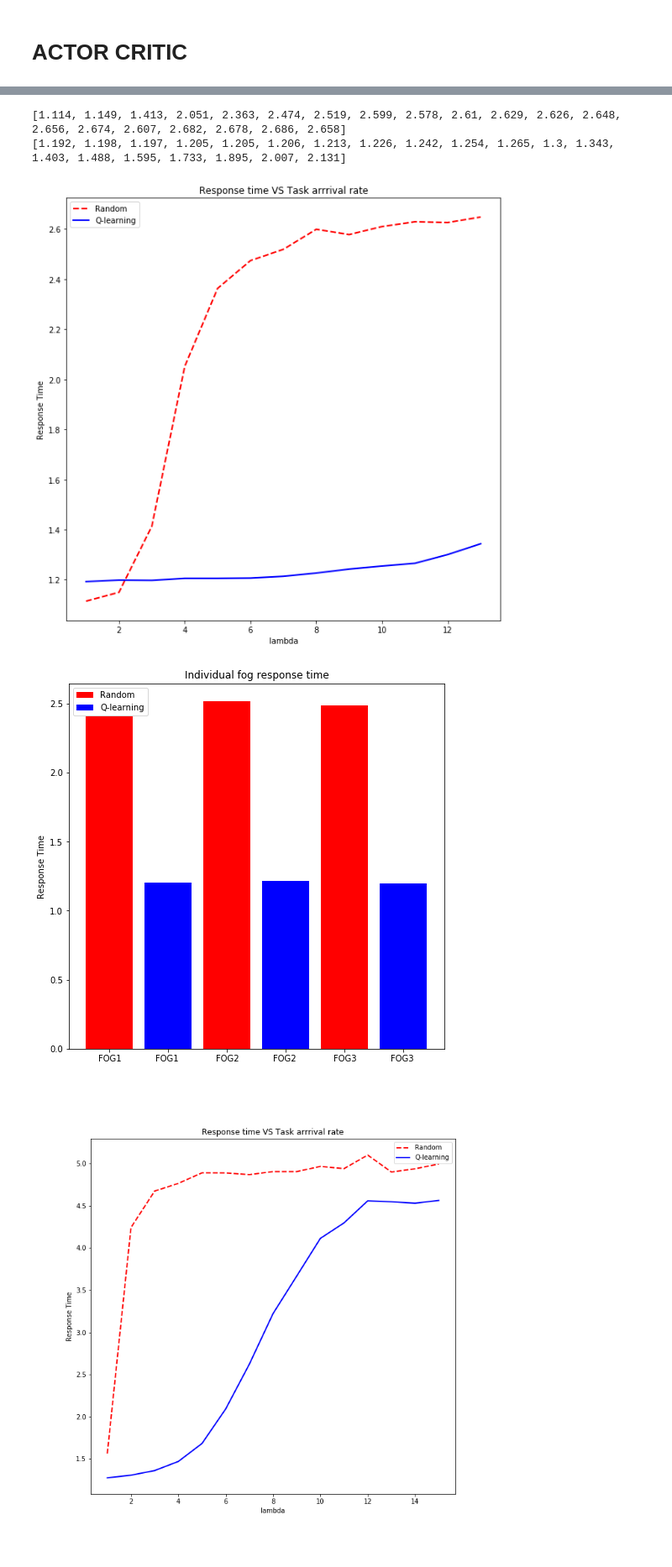
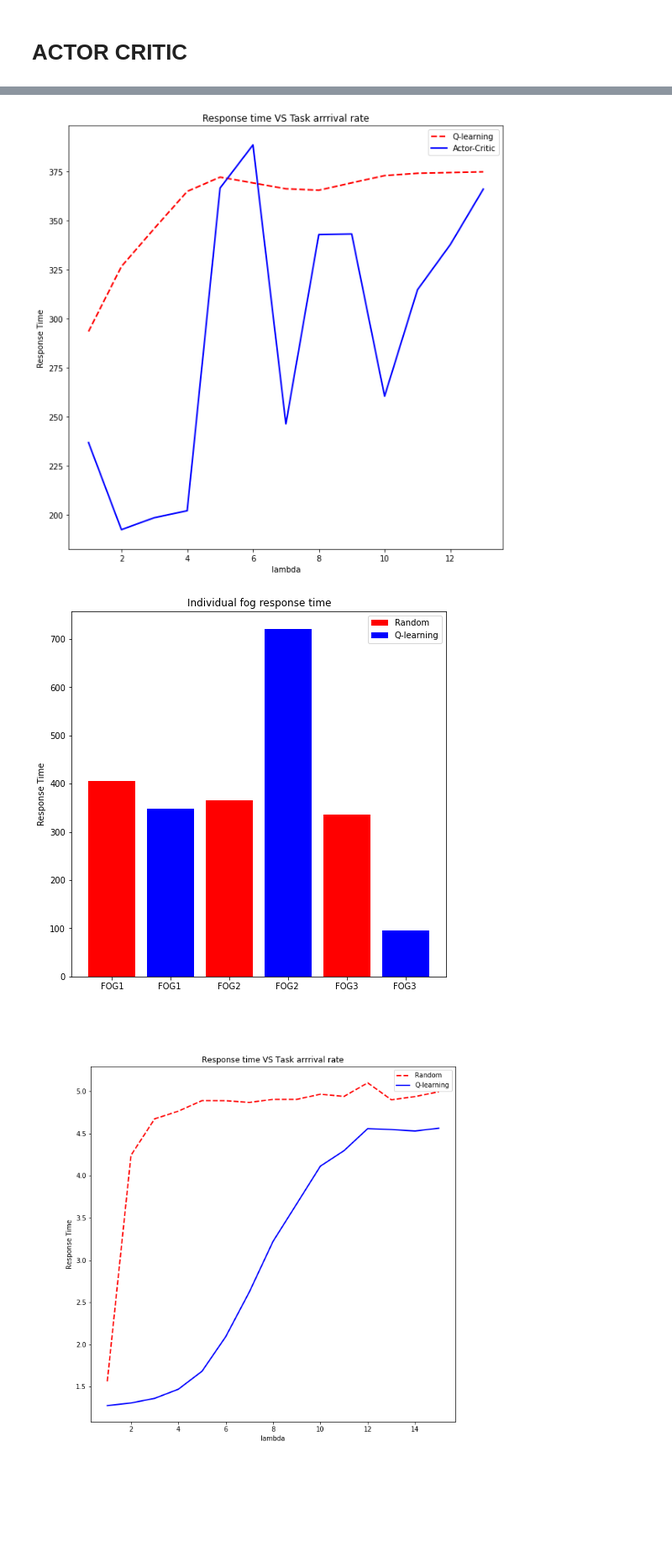
Before and after one commit to khanrafi/Thesis, a Jupyter notebook: Q__learning_Actor_Critic_(Final_Version_Plotting_graph_4_parameter).ipynb, the cells around one changed output, grey strips where cells are left out. Shown at 84% size. Cells and saved outputs as stored; diff of their text form; code cells hidden in the pictures; blank space fills up the shorter version.

```diff
--- a/Q__learning_Actor_Critic_(Final_Version_Plotting_graph_4_parameter).ipynb
+++ b/Q__learning_Actor_Critic_(Final_Version_Plotting_graph_4_parameter).ipynb
@@ -24,8 +24,8 @@ global SZ,CP,RM
 SZ=[]
 CP=[]
 RM=[]
-N=1000
-k=10
+N=10000
+k=10000
 C=5
 state=[]
 #Lambda = 10
@@ -1317,7 +1318,12 @@ class Decision(object):
             current2=yield currentpipe.get()
             acstate=[current2[0],current2[1],current2[2],current2[3],current2[4],current2[5],current2[6],current2[7],current2[8],current2[9],current2[10],current2[11]]
             action=agent.choose_action(acstate)
-
+            if action==2:
+                action=np.random.choice([action,0,1],p=[0.8,0.1,0.1])
+            elif action==1:
+                action=np.random.choice([action,0,2],p=[0.8,0.1,0.1])
+            else:
+                action=np.random.choice([action,1,2],p=[0.8,0.1,0.1])
             if(action==0):
 
                             self.fog1_count=self.fog1_count+1
@@ -1386,7 +1392,12 @@ class Decision(object):
             current2=yield currentpipe.get()
             acstate=[current2[0],current2[1],current2[2],current2[3],current2[4],current2[5],current2[6],current2[7],current2[8],current2[9],current2[10],current2[11]]
             action=agent.choose_action(acstate)
-
+            if action==2:
+                action=np.random.choice([action,0,1],p=[0.8,0.1,0.1])
+            elif action==1:
+                action=np.random.choice([action,0,2],p=[0.8,0.1,0.1])
+            else:
+                action=np.random.choice([action,1,2],p=[0.8,0.1,0.1])
             if(action==0):
 
 #                             self.fog1_count=self.fog1_count+1
@@ -1430,7 +1441,12 @@ class Decision(object):
             current2=yield currentpipe.get()
             acstate=[current2[0],current2[1],current2[2],current2[3],current2[4],current2[5],current2[6],current2[7],current2[8],current2[9],current2[10],current2[11]]
             action=agent.choose_action(acstate)
-
+            if action==2:
+                action=np.random.choice([action,0,1],p=[0.8,0.1,0.1])
+            elif action==1:
+                action=np.random.choice([action,0,2],p=[0.8,0.1,0.1])
+            else:
+                action=np.random.choice([action,1,2],p=[0.8,0.1,0.1])
             if(action==0):
 
 #                             self.fog1_count=self.fog1_count+1
@@ -1560,7 +1576,7 @@ class Decision(object):
 # %%
 avg_response_time2=[]
 avg_energy2=[]
-agent=Agent(alpha=1e-5,gamma=0.99,n_actions=3)
+agent=Agent(alpha=1e-5,gamma=0.95,n_actions=3)
 rrt2=[]
 random_energy2=[]
 
@@ -1667,6 +1696,12 @@ TypeError: __init__() missing 3 required positional arguments: 'node_def', 'op',
 # %%
-print(rrt)
-print(rrt2)
+rrt=[293.503,326.648,346.014,364.92,372.204,369.239,366.259,365.523,369.286,372.992,374.164,374.542,374.901,376.283,378.494]
+# with open("Q_learning_time.txt") as file:
+#     for line in file:
+#         line = line.strip() #or some other preprocessing
+#         rrt.append(line) #storing everything in memory!
+
+# print(rrt)
+# print(rrt2)
 
 
 lamda1=[1,2,3,4,5,6,7,8,9,10,11,12,13] # 10,11,12 bad
@@ -1687,7 +1722,7 @@ time2=[ rrt2[0],rrt2[1],rrt2[2],rrt2[3],rrt2[4],rrt2[5],rrt2[6],rrt2[7],rrt2[8],
 plt.rcParams['figure.figsize'] = (10,10)
 
 l1=plt.plot(lamda1,time1,linewidth=2,color='red',linestyle='dashed',label='Q-learning')
-l2=plt.plot(lamda2,time2,linewidth=2,color='blue',label='DQN')
+l2=plt.plot(lamda2,time2,linewidth=2,color='blue',label='Actor-Critic')
 
 #plt.yticks([1,1.25,1.5,1.75,2,2.25,2.5,2.75,3,3.25,3.5,3.75,4,4.25])
 #plt.yticks([1,1.5,2,2.5,3,3.5,4,5])
@@ -1711,37 +1746,35 @@ plt.bar(['FOG2'],[avg_response_time[16]], color = ['red'])
 plt.bar(['FOG2 '],[avg_response_time2[16]], color = ['blue'])
 plt.bar(['FOG3'],[avg_response_time[17]], color = ['red'])
 plt.bar(['FOG3 '],[avg_response_time2[17]], color = ['blue'])
 
 # plt.bar(['FOG1'],[avg_response_time[18]], color = ['red'],label='Random')
 # plt.bar(['FOG1 '],[avg_response_time2[18]], color = ['blue'],label='Q-learning')
 # plt.bar(['FOG2'],[avg_response_time[19]], color = ['red'])
 # plt.bar(['FOG2 '],[avg_response_time2[19]], color = ['blue'])
 # plt.bar(['FOG3'],[avg_response_time[20]], color = ['red'])
 # plt.bar(['FOG3 '],[avg_response_time2[20]], color = ['blue'])
 
 # plt.bar(['FOG1'],[avg_response_time[21]], color = ['red'],label='Random')
 # plt.bar(['FOG1 '],[avg_response_time2[21]], color = ['blue'],label='Q-learning')
 # plt.bar(['FOG2'],[avg_response_time[22]], color = ['red'])
 # plt.bar(['FOG2 '],[avg_response_time2[22]], color = ['blue'])
 # plt.bar(['FOG3'],[avg_response_time[23]], color = ['red'])
 # plt.bar(['FOG3 '],[avg_response_time2[23]], color = ['blue'])
 
 
 
 #plt.yticks([0,0.25,0.5,0.75,1,1.25,1.5,1.75,2,2.25,2.5,2.75,3,3.25,3.5,3.75,4,4.25,4.5])
 #plt.yticks([0,1,2,3,4,5,6])
 #plt.yticks([1,1.10,1.20,1.30,1.40,1.50,1.60,1.70,1.80,1.90,2,2.10,2.20,2.30,2.40,2.50,2.60,2.70,2.80,2.90,3,3.10,3.20,3.30,3.40,3.50,3.60,3.70,3.80,3.90,4,4.10])
 plt.ylabel("Response Time")
 plt.title("Individual fog response time")
 plt.legend()
 #plt.savefig('G:/THESIS/Figuress/c5fig2.png')
 
 plt.show()
 # %% [output]
-[1.114, 1.149, 1.413, 2.051, 2.363, 2.474, 2.519, 2.599, 2.578, 2.61, 2.629, 2.626, 2.648, 2.656, 2.674, 2.607, 2.682, 2.678, 2.686, 2.658]
-[1.192, 1.198, 1.197, 1.205, 1.205, 1.206, 1.213, 1.226, 1.242, 1.254, 1.265, 1.3, 1.343, 1.403, 1.488, 1.595, 1.733, 1.895, 2.007, 2.131]
-[figure, old version]
+[figure, new version]
-[figure, old version]
+[figure, new version]
 # %%
 [1.564, 4.243, 4.675, 4.766, 4.891, 4.89, 4.87, 4.906, 4.906, 4.967, 4.941, 5.102, 4.901, 4.939, 4.996, 4.938, 5.003, 4.955, 5.012, 5.044]
 [1.276, 1.307, 1.362, 1.47, 1.683, 2.092, 2.623, 3.222, 3.667, 4.114, 4.298, 4.559, 4.548, 4.531, 4.564, 4.616, 4.612, 4.682, 4.735, 4.531]
```
Also changed, not shown: parts of 3 cells of this notebook.
